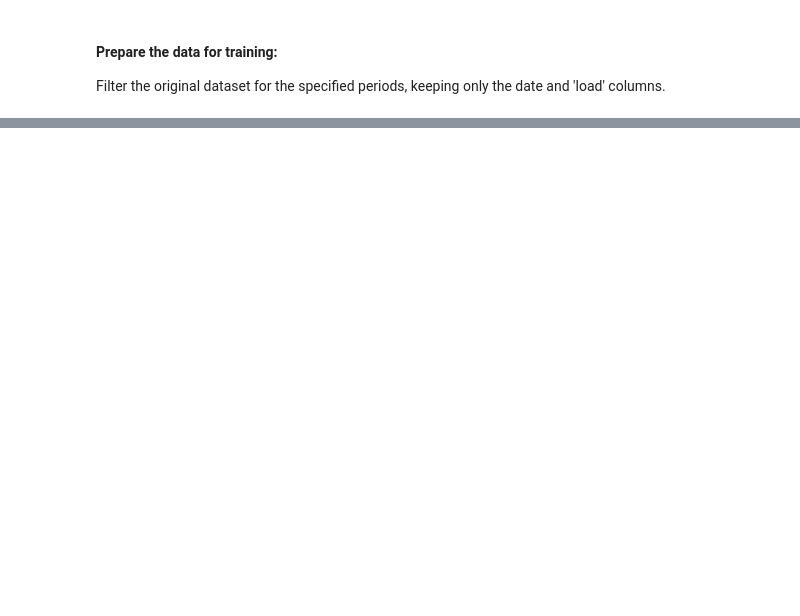
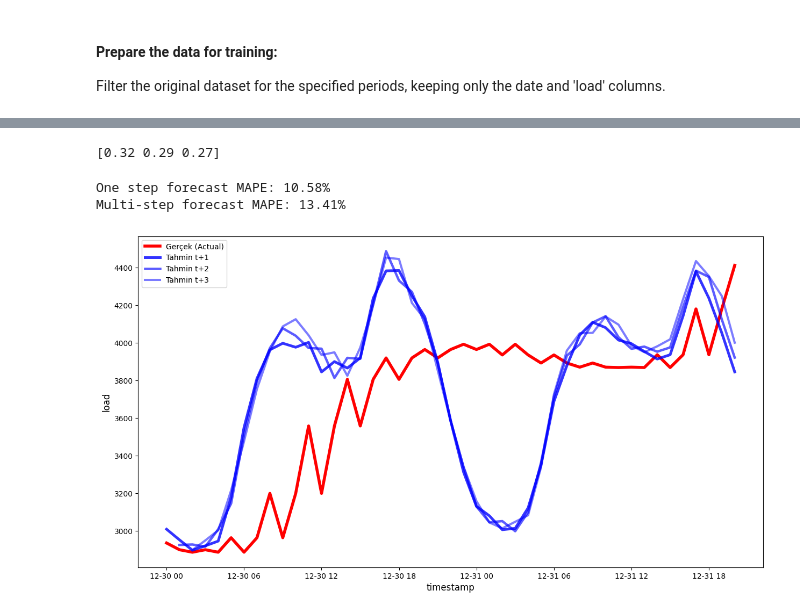
Before and after one commit to MuratS4hin/Timse-Series-Analysis, a Jupyter notebook: 1_Arima/arima.ipynb, the cells around one changed output, grey strips where cells are left out. Saved outputs shown, nothing was run; the diff lists cells and outputs as text; code cells hidden in the pictures; blank space fills up the shorter version.

```diff
--- a/1_Arima/arima.ipynb
+++ b/1_Arima/arima.ipynb
@@ -158,9 +412,0 @@ plt.show()
-# %%
-test_shifted = test.copy()
-test_shifted.index = pd.to_datetime(test_shifted.index)
-
-for t in range(1, HORIZON+1):
-    test_shifted['load+'+str(t)] = test_shifted['load'].shift(-t, freq='H')
-
-test_shifted = test_shifted.dropna(how='any')
-test_shifted.head(5)
@@ -232,0 +566,7 @@ plt.show()
+# %%
+eval_df = pd.DataFrame(predictions, columns=['t+'+str(t) for t in range(1, prediction_horizon+1)])
+eval_df['timestamp'] = test_ts.index
+eval_df = pd.melt(eval_df, id_vars='timestamp', value_name='prediction', var_name='h')
+eval_df['actual'] = test_ts.values[:, 1:prediction_horizon+1].ravel()
+eval_df[['prediction', 'actual']] = scaler.inverse_transform(eval_df[['prediction', 'actual']])
+eval_df.head()
@@ -232,0 +580,38 @@ plt.show()
+# %%
+print(predictions[0])
+# %% [output]
+[0.32 0.29 0.27]
+# %%
+print('One step forecast MAPE: {:.2f}%'.format(mape))
+print('Multi-step forecast MAPE: {:.2f}%'.format(multi_step_mape))
+
+if(prediction_horizon == 1):
+    ## Plotting single step forecast
+    eval_df.plot(x='timestamp', y=['actual', 'prediction'], style=['r', 'b'], figsize=(15, 8))
+
+else:
+    ## Plotting multi step forecast
+    plot_df = eval_df[(eval_df.h=='t+1')][['timestamp', 'actual']]
+    for t in range(1, prediction_horizon+1):
+        plot_df['t+'+str(t)] = eval_df[(eval_df.h=='t+'+str(t))]['prediction'].values
+
+    # fig ve ax (katman) TANIMLAMASINI EN BAŞA ALIYORUZ
+    fig, ax = plt.subplots(figsize=(15, 8))
+
+    # Kırmızı çizgiyi bu katmana çiziyoruz
+    ax.plot(plot_df['timestamp'], plot_df['actual'], color='red', linewidth=4.0, label='Gerçek (Actual)')
+
+    # Mavi çizgileri aynı katmana çizmeye devam ediyoruz
+    for t in range(1, prediction_horizon+1):
+        x = plot_df['timestamp'][(t-1):]
+        y = plot_df['t+'+str(t)][0:len(x)]
+        ax.plot(x, y, color='blue', linewidth=4*math.pow(.9,t), alpha=math.pow(0.8,t), label=f'Tahmin t+{t}')
+
+    ax.legend(loc='best')
+plt.xlabel('timestamp', fontsize=12)
+plt.ylabel('load', fontsize=12)
+plt.show()
+# %% [output]
+One step forecast MAPE: 10.58%
+Multi-step forecast MAPE: 13.41%
+[figure, added]
```
Also changed, not shown: parts of 30 cells of this notebook, 2 other files.
